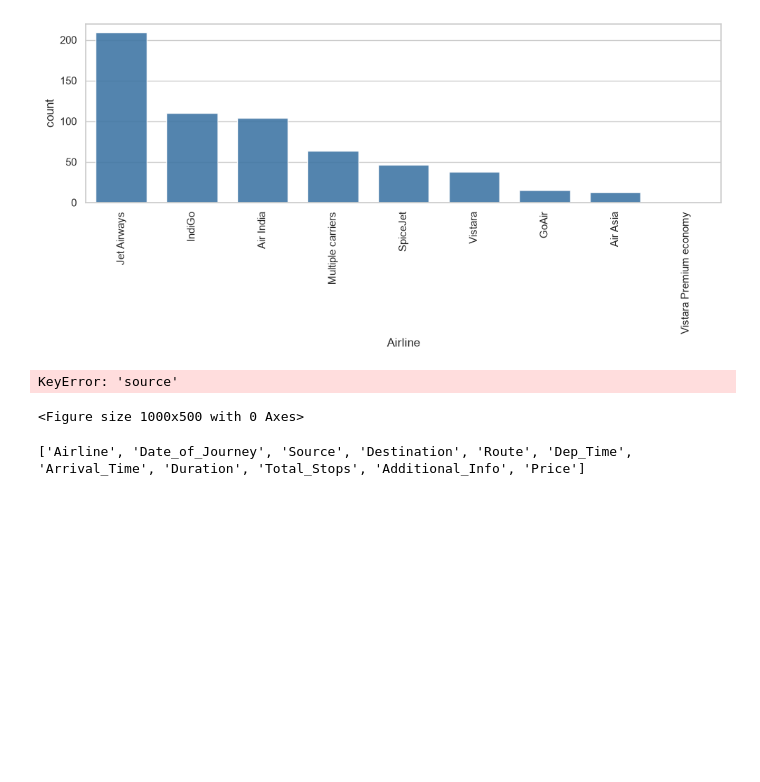
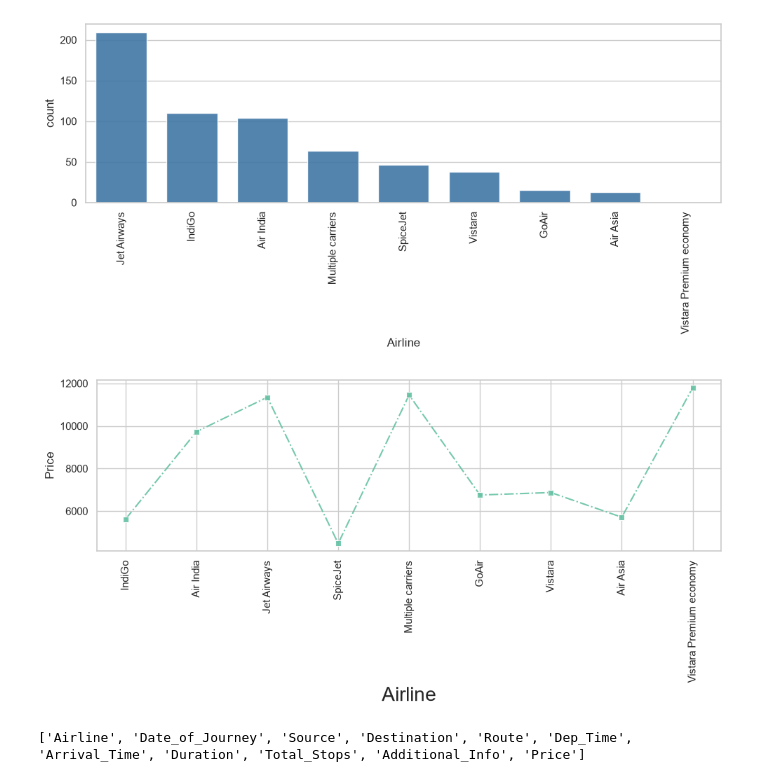
Before and after one commit to vaishnavidhanavade/03-Data-Manupulation-Pandas, a Jupyter notebook: 01.Pandas-Level-01.ipynb/4_Plotting-Enhancment.ipynb, the cells around one changed output. Saved outputs shown, nothing was run; the diff lists cells and outputs as text; code cells hidden in the pictures; blank space fills up the shorter version.

```diff
--- a/01.Pandas-Level-01.ipynb/4_Plotting-Enhancment.ipynb
+++ b/01.Pandas-Level-01.ipynb/4_Plotting-Enhancment.ipynb
@@ -145,15 +145,14 @@ plt.show()
 # %%
 sns.set_theme(style="whitegrid", palette="Set2")
 plt.figure(figsize=(10,5))
-sns.lineplot(x=df['Airline'],y=df['Price'],hue=df['source'])
+sns.lineplot(x=df['Airline'],y=df['Price'],errorbar=None,marker="s",estimator='mean',alpha=0.9,linestyle="-.")
 
 plt.xticks(rotation=90)
 plt.xlabel("Airline",fontsize=20)
 plt.tight_layout()
 plt.show()
 # %% [output]
-KeyError: 'source'
-<Figure size 1000x500 with 0 Axes>
+[figure, added]
 # %%
 print(df.columns.tolist())
 # %% [output]
```
